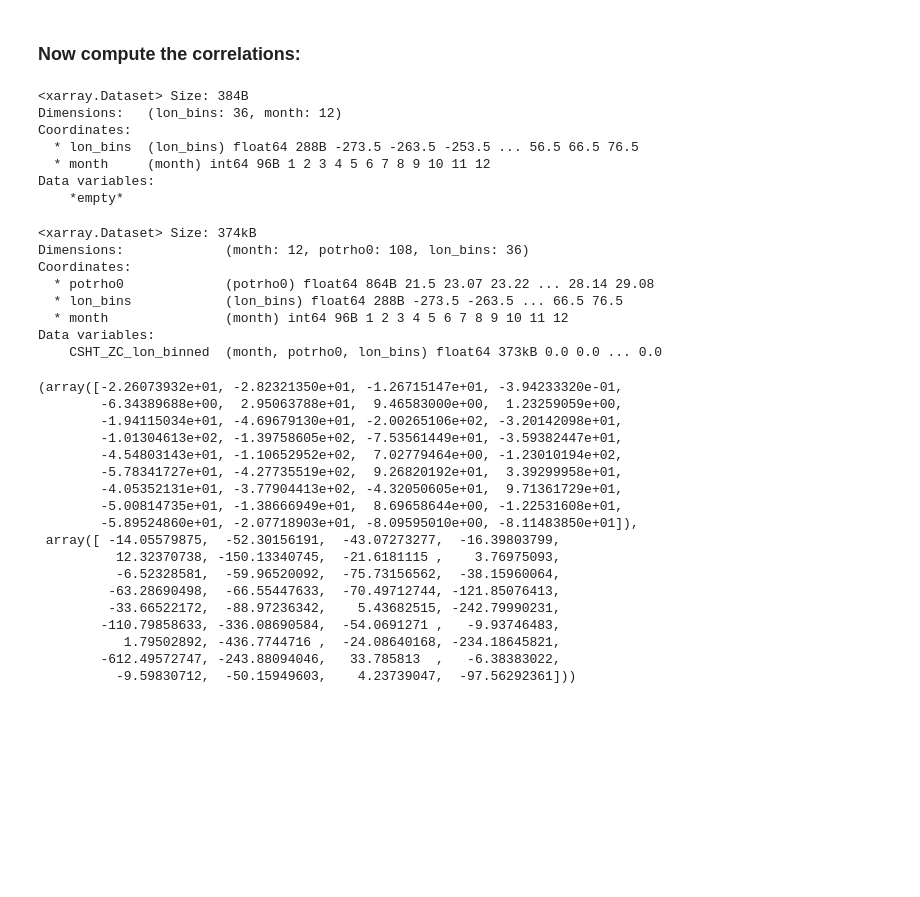
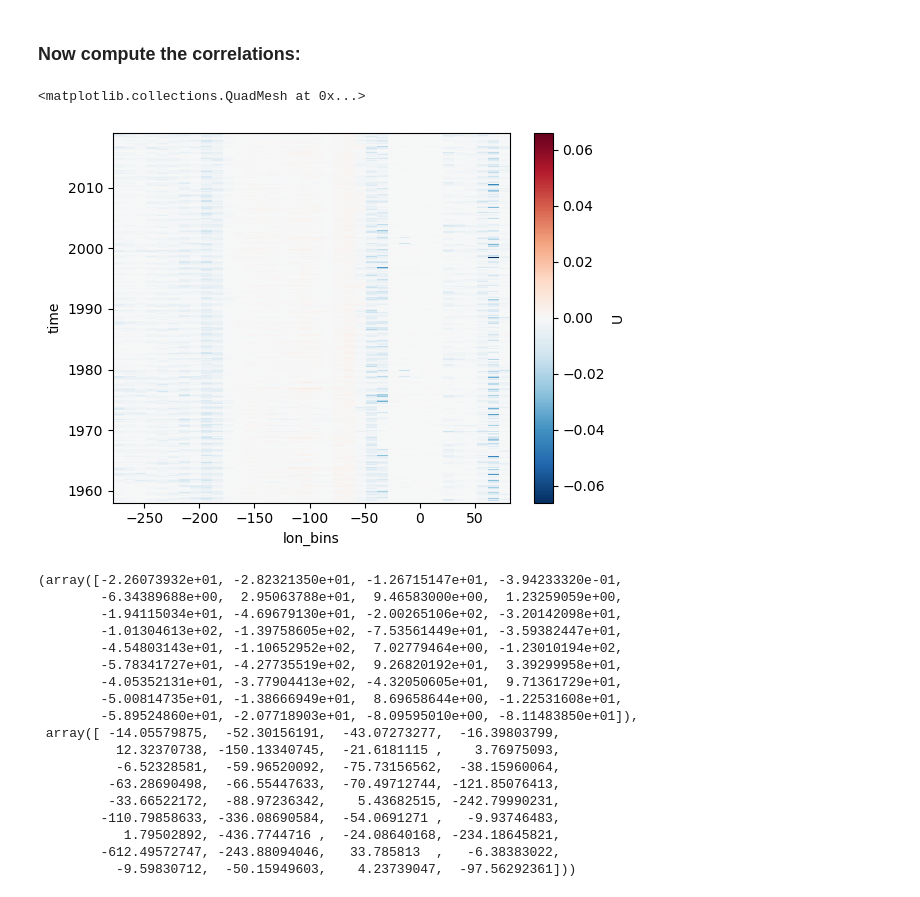
Before and after one commit to willaguiar/ASC_and_heat_transport, a Jupyter notebook: Jupyter/Fig3_corr-tidy.ipynb, the cells around one changed output. Drawn from its saved outputs; the diff is of its cells as text; code cells hidden in the pictures; blank space fills up the shorter version.

```diff
--- a/Jupyter/Fig3_corr-tidy.ipynb
+++ b/Jupyter/Fig3_corr-tidy.ipynb
@@ -386,26 +347,10 @@ slope_annual, slope_all, slope_clima, stderr_annual, stderr_all, stderr_clima, \
 save_rsq_netcdf(slope_annual, slope_all, slope_clima, stderr_annual, stderr_all, stderr_clima, \
     r_sq_annual, r_sq_all, r_sq_clima, 'agemaskCDW')
 # %%
-U_along_clima_binned_CDW_volav#.plot()
+U_along_layerwise_binned_CDW.U.plot()
 # %% [output]
-<xarray.Dataset> Size: 384B
-Dimensions:   (lon_bins: 36, month: 12)
-Coordinates:
-  * lon_bins  (lon_bins) float64 288B -273.5 -263.5 -253.5 ... 56.5 66.5 76.5
-  * month     (month) int64 96B 1 2 3 4 5 6 7 8 9 10 11 12
-Data variables:
-    *empty*
+<matplotlib.collections.QuadMesh at 0x...>
+[figure, added]
-# %%
-CSHT_clima_binned_CDW
-# %% [output]
-<xarray.Dataset> Size: 374kB
-Dimensions:             (month: 12, potrho0: 108, lon_bins: 36)
-Coordinates:
-  * potrho0             (potrho0) float64 864B 21.5 23.07 23.22 ... 28.14 29.08
-  * lon_bins            (lon_bins) float64 288B -273.5 -263.5 ... 66.5 76.5
-  * month               (month) int64 96B 1 2 3 4 5 6 7 8 9 10 11 12
-Data variables:
-    CSHT_ZC_lon_binned  (month, potrho0, lon_bins) float64 373kB 0.0 0.0 ... 0.0
 # %%
 slope_annual, slope_clima
 # %% [output]
```
Also changed, not shown: parts of 8 cells of this notebook, 2 other files.
